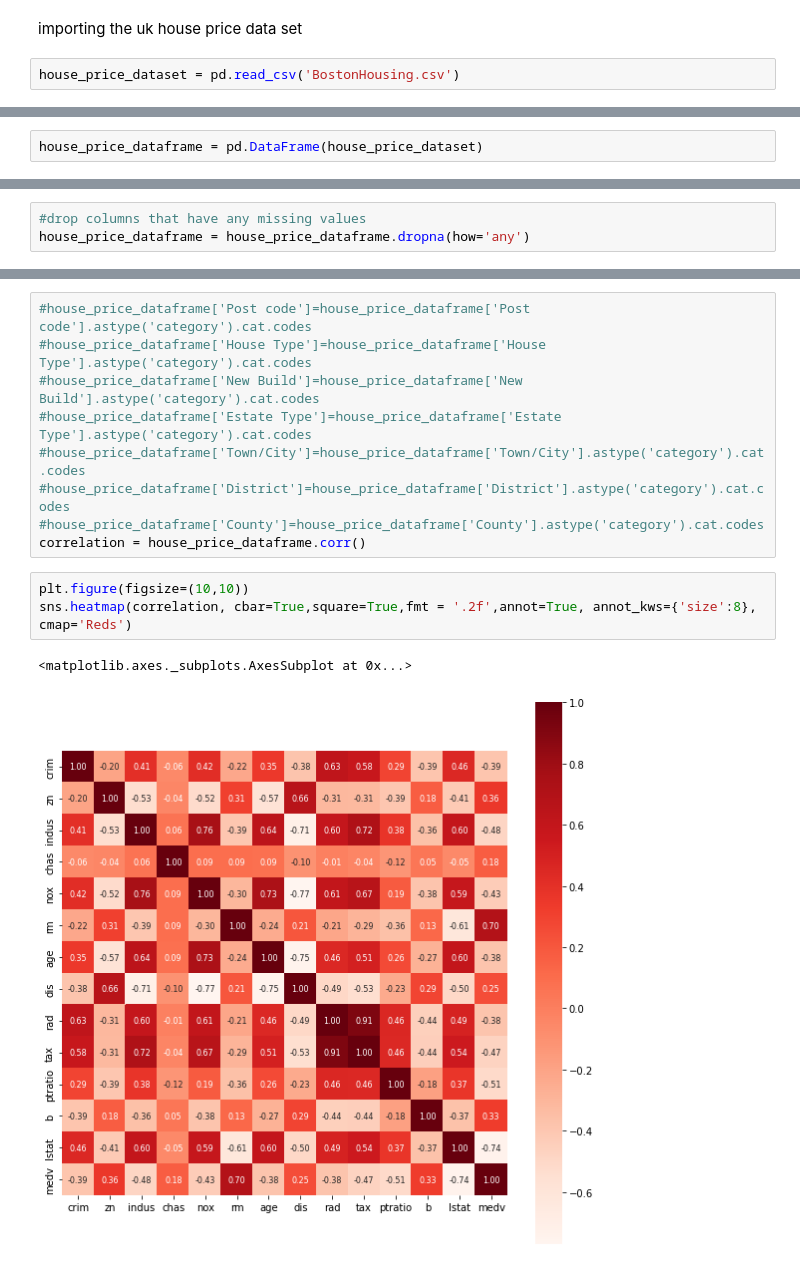
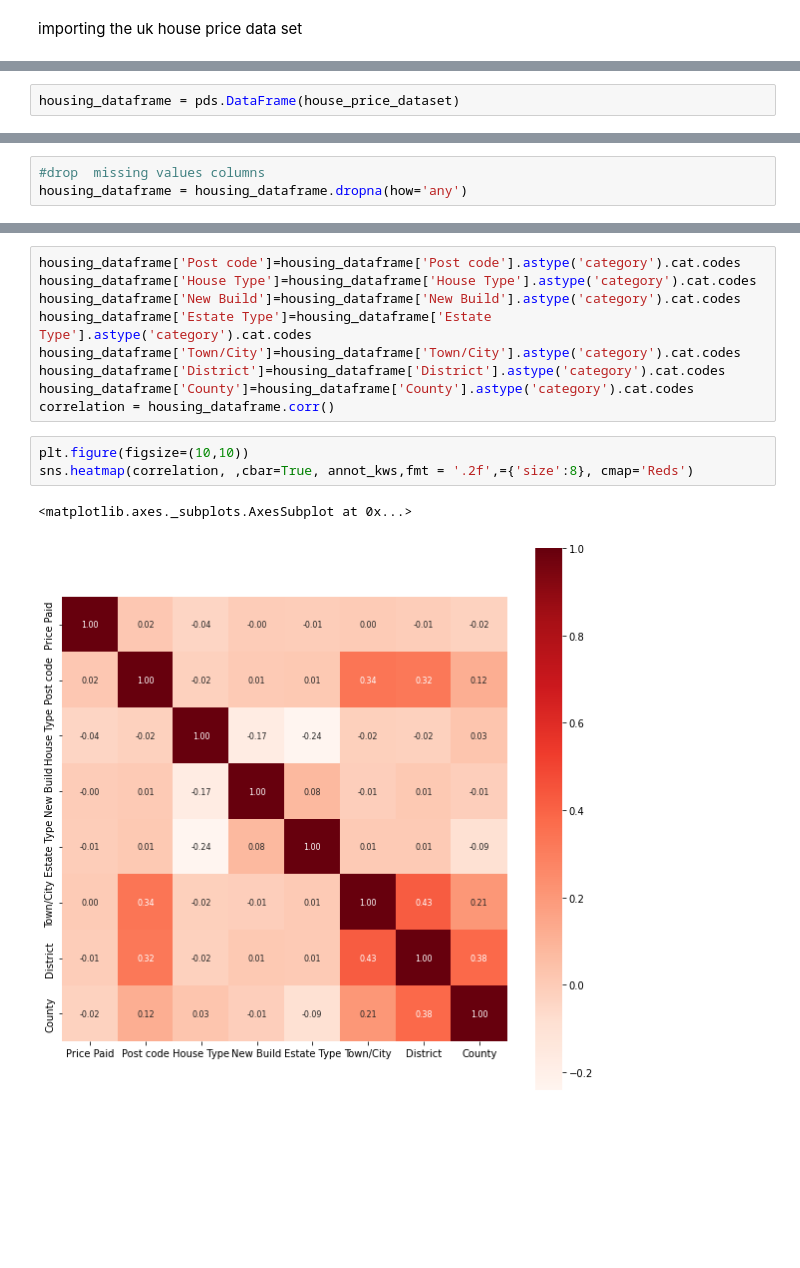
Before and after one commit to umarpir/HousePricePredictor, a Jupyter notebook: House_price_valuation.ipynb, the cells around one changed output, grey strips where cells are left out. Drawn from its saved outputs; the diff is of its cells as text; blank space fills up the shorter version.

```diff
--- a/House_price_valuation.ipynb
+++ b/House_price_valuation.ipynb
@@ -21,4 +20,2 @@ Saving BostonHousing.csv to BostonHousing (1).csv
 # %% [markdown]
 importing the uk house price data set
-# %%
-house_price_dataset = pd.read_csv('BostonHousing.csv')
@@ -25,3 +24,3 @@ house_price_dataset = pd.read_csv('BostonHousing.csv')
 # %%
-house_price_dataframe = pd.DataFrame(house_price_dataset)
+housing_dataframe = pds.DataFrame(house_price_dataset)
 # %%
@@ -59,5 +52,5 @@ medv       0
 dtype: int64
 # %%
-#drop columns that have any missing values
-house_price_dataframe = house_price_dataframe.dropna(how='any')
+#drop  missing values columns
+housing_dataframe = housing_dataframe.dropna(how='any')
 # %%
@@ -101,17 +89,17 @@ understanding the correlation in the data
 # %%
-#house_price_dataframe['Post code']=house_price_dataframe['Post code'].astype('category').cat.codes
-#house_price_dataframe['House Type']=house_price_dataframe['House Type'].astype('category').cat.codes
-#house_price_dataframe['New Build']=house_price_dataframe['New Build'].astype('category').cat.codes
-#house_price_dataframe['Estate Type']=house_price_dataframe['Estate Type'].astype('category').cat.codes
-#house_price_dataframe['Town/City']=house_price_dataframe['Town/City'].astype('category').cat.codes
-#house_price_dataframe['District']=house_price_dataframe['District'].astype('category').cat.codes
-#house_price_dataframe['County']=house_price_dataframe['County'].astype('category').cat.codes
-correlation = house_price_dataframe.corr()
+housing_dataframe['Post code']=housing_dataframe['Post code'].astype('category').cat.codes
+housing_dataframe['House Type']=housing_dataframe['House Type'].astype('category').cat.codes
+housing_dataframe['New Build']=housing_dataframe['New Build'].astype('category').cat.codes
+housing_dataframe['Estate Type']=housing_dataframe['Estate Type'].astype('category').cat.codes
+housing_dataframe['Town/City']=housing_dataframe['Town/City'].astype('category').cat.codes
+housing_dataframe['District']=housing_dataframe['District'].astype('category').cat.codes
+housing_dataframe['County']=housing_dataframe['County'].astype('category').cat.codes
+correlation = housing_dataframe.corr()
 # %%
 plt.figure(figsize=(10,10))
-sns.heatmap(correlation, cbar=True,square=True,fmt = '.2f',annot=True, annot_kws={'size':8}, cmap='Reds')
+sns.heatmap(correlation, ,cbar=True, annot_kws,fmt = '.2f',={'size':8}, cmap='Reds')
 # %% [output]
 <matplotlib.axes._subplots.AxesSubplot at 0x...>
-[figure, old version]
+[figure, new version]
 # %%
 
```
Also changed, not shown: parts of 26 cells of this notebook.
